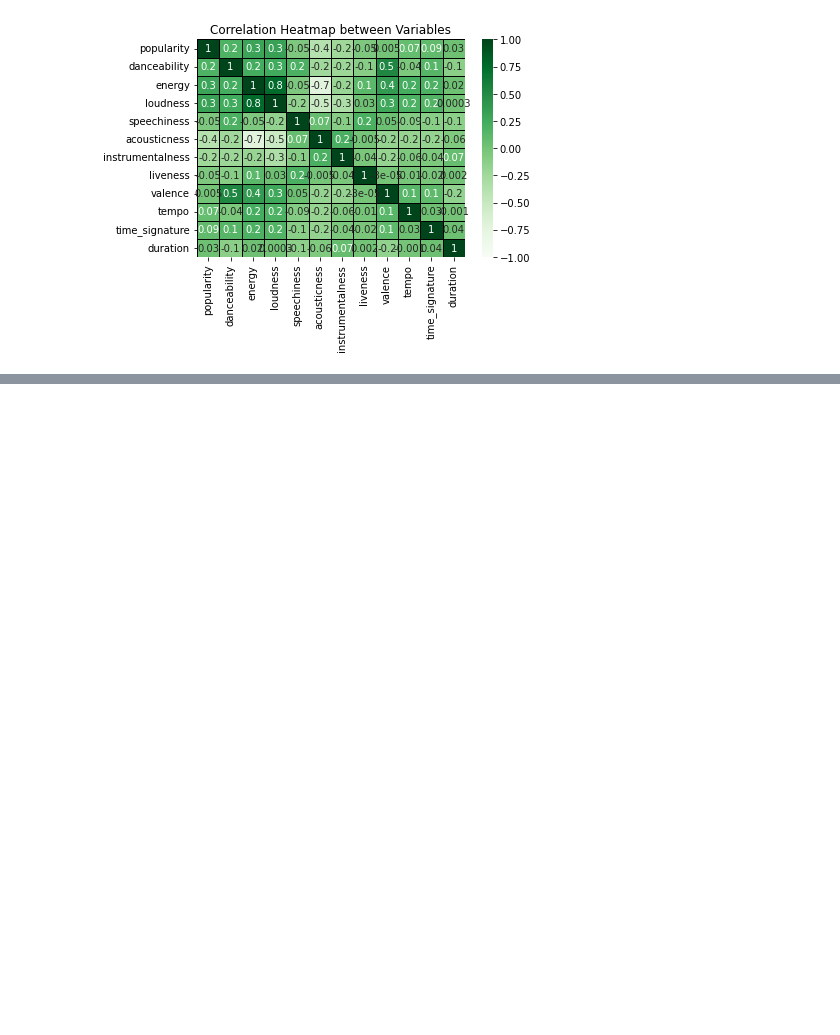
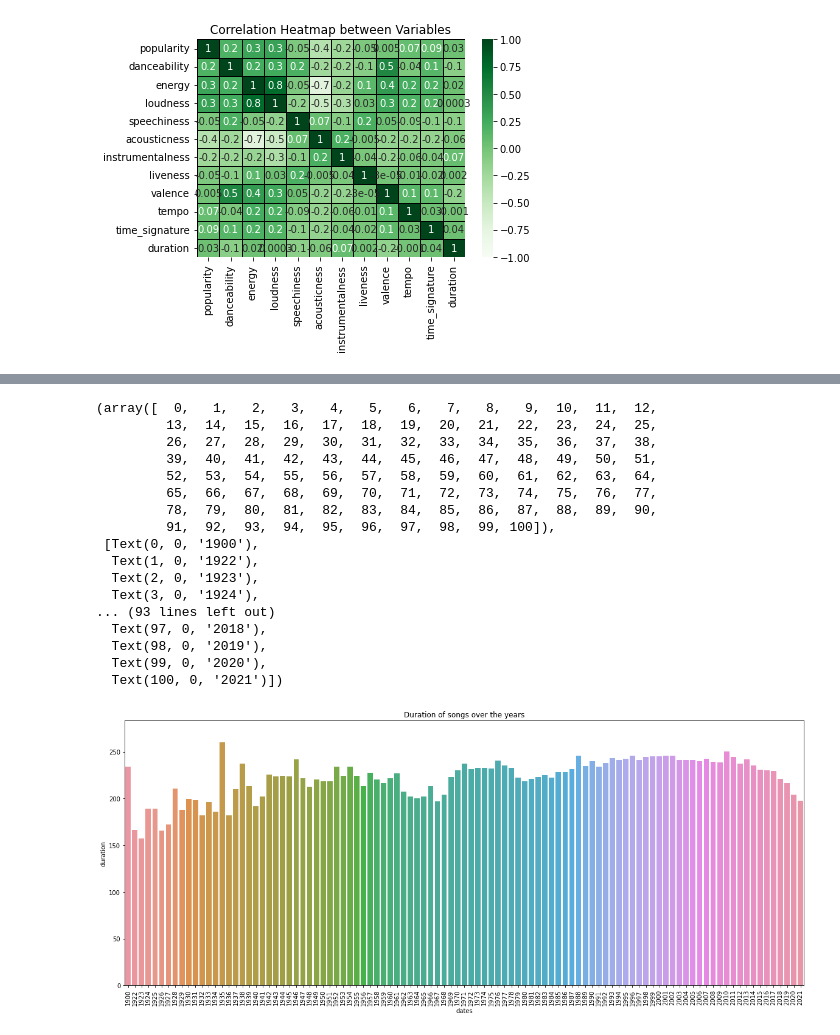
Before and after one commit to pbpcodes/spotifyProject, a Jupyter notebook: Spotify Data Analysis-checkpoint.ipynb, the cells around one changed output, grey strips where cells are left out. Saved outputs shown, nothing was run; the diff lists cells and outputs as text; code cells hidden in the pictures; blank space fills up the shorter version.

```diff
--- a/Spotify Data Analysis-checkpoint.ipynb
+++ b/Spotify Data Analysis-checkpoint.ipynb
@@ -170,0 +204,25 @@ heatMap.set_xticklabels(heatMap.get_xticklabels(),rotation=90)
+# %%
+totalDuration = dfTrack.duration
+figureDimensions = (20,8)
+fig,axis = mpl.subplots(figsize=figureDimensions)
+fig = sbn.barplot(x=years,y=totalDuration,ax=axis,errwidth=False).set(title="Duration of songs over the years")
+mpl.xticks(rotation=90)
+# %% [output]
+(array([  0,   1,   2,   3,   4,   5,   6,   7,   8,   9,  10,  11,  12,
+         13,  14,  15,  16,  17,  18,  19,  20,  21,  22,  23,  24,  25,
+         26,  27,  28,  29,  30,  31,  32,  33,  34,  35,  36,  37,  38,
+         39,  40,  41,  42,  43,  44,  45,  46,  47,  48,  49,  50,  51,
+         52,  53,  54,  55,  56,  57,  58,  59,  60,  61,  62,  63,  64,
+         65,  66,  67,  68,  69,  70,  71,  72,  73,  74,  75,  76,  77,
+         78,  79,  80,  81,  82,  83,  84,  85,  86,  87,  88,  89,  90,
+         91,  92,  93,  94,  95,  96,  97,  98,  99, 100]),
+ [Text(0, 0, '1900'),
+  Text(1, 0, '1922'),
+  Text(2, 0, '1923'),
+  Text(3, 0, '1924'),
+... (93 lines left out)
+  Text(97, 0, '2018'),
+  Text(98, 0, '2019'),
+  Text(99, 0, '2020'),
+  Text(100, 0, '2021')])
+[figure, added]
```
Also changed, not shown: parts of 10 cells of this notebook.
